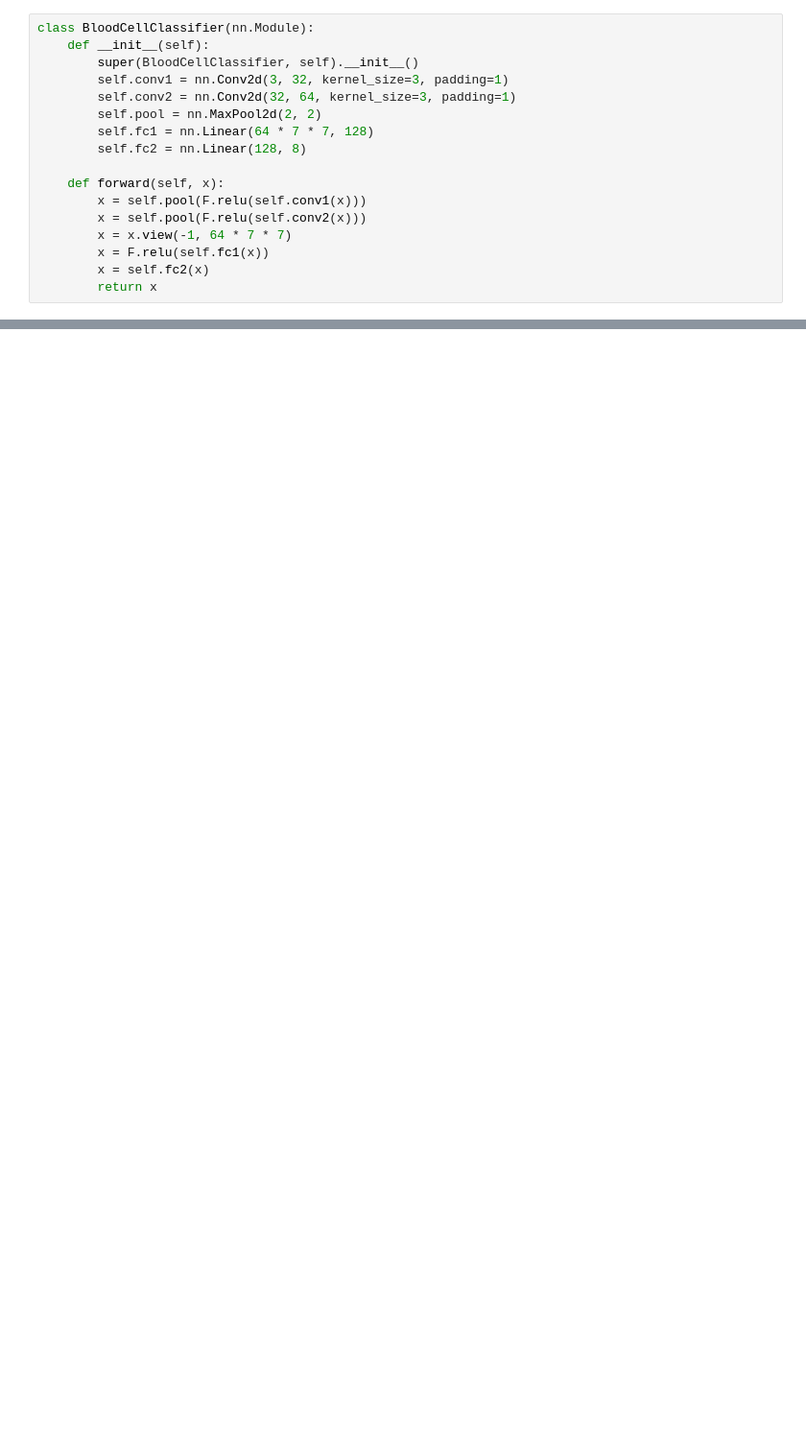
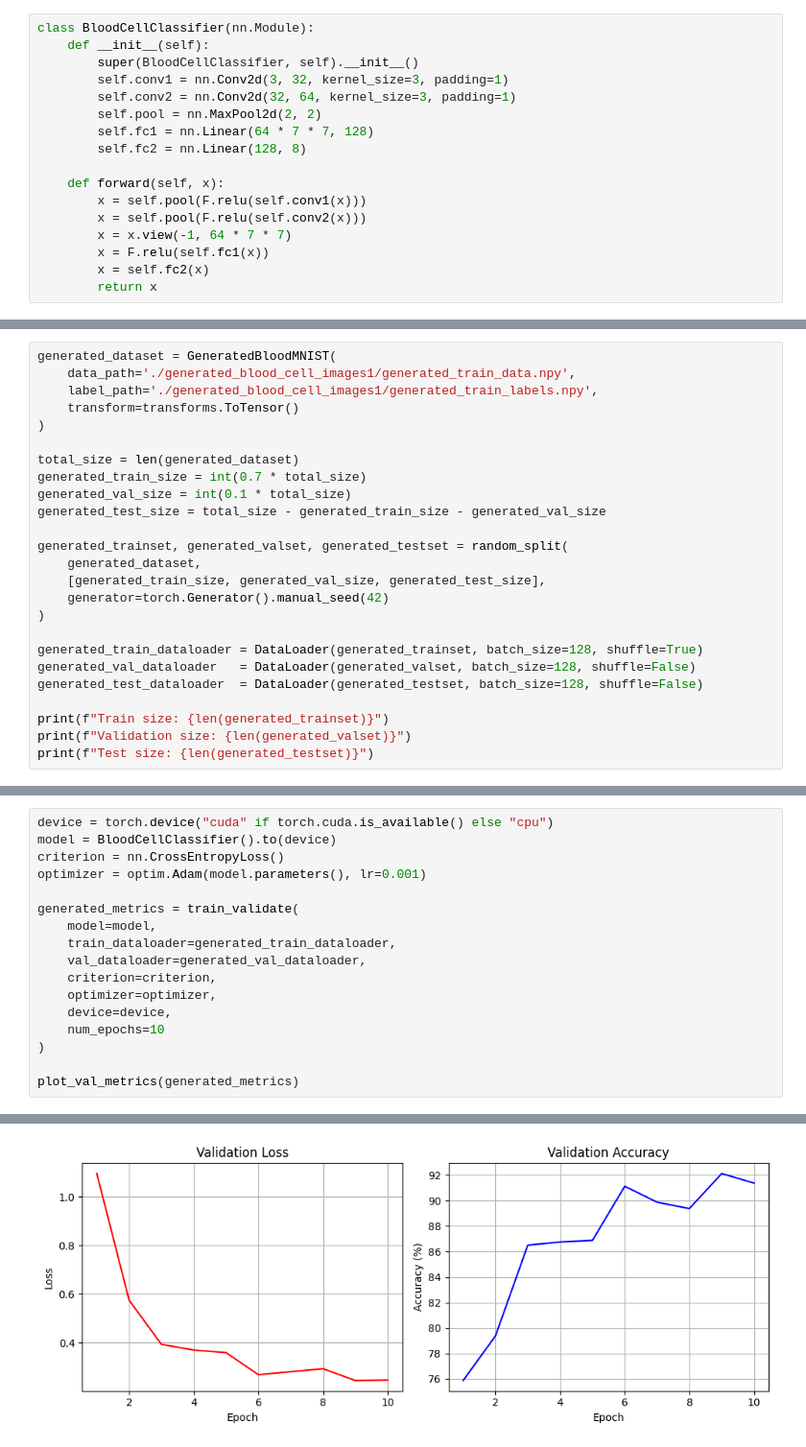
Before and after one commit to LukrecijaMedimorec/BloodCellClassifier, a Jupyter notebook: Classifier.ipynb, the cells around one changed output, grey strips where cells are left out. Shown: that part at 96% size. Drawn from its saved outputs; the diff is of its cells as text; blank space fills up the shorter version.

```diff
--- a/Classifier.ipynb
+++ b/Classifier.ipynb
@@ -414,0 +275,25 @@ plt.show()
+# %%
+generated_dataset = GeneratedBloodMNIST(
+    data_path='./generated_blood_cell_images1/generated_train_data.npy',
+    label_path='./generated_blood_cell_images1/generated_train_labels.npy',
+    transform=transforms.ToTensor()
+)
+
+total_size = len(generated_dataset)
+generated_train_size = int(0.7 * total_size)
+generated_val_size = int(0.1 * total_size)
+generated_test_size = total_size - generated_train_size - generated_val_size
+
+generated_trainset, generated_valset, generated_testset = random_split(
+    generated_dataset,
+    [generated_train_size, generated_val_size, generated_test_size],
+    generator=torch.Generator().manual_seed(42)
+)
+
+generated_train_dataloader = DataLoader(generated_trainset, batch_size=128, shuffle=True)
+generated_val_dataloader   = DataLoader(generated_valset, batch_size=128, shuffle=False)
+generated_test_dataloader  = DataLoader(generated_testset, batch_size=128, shuffle=False)
+
+print(f"Train size: {len(generated_trainset)}")
+print(f"Validation size: {len(generated_valset)}")
+print(f"Test size: {len(generated_testset)}")
@@ -414,0 +328,18 @@ plt.show()
+# %%
+device = torch.device("cuda" if torch.cuda.is_available() else "cpu")
+model = BloodCellClassifier().to(device)
+criterion = nn.CrossEntropyLoss()
+optimizer = optim.Adam(model.parameters(), lr=0.001)
+
+generated_metrics = train_validate(
+    model=model,
+    train_dataloader=generated_train_dataloader,
+    val_dataloader=generated_val_dataloader,
+    criterion=criterion,
+    optimizer=optimizer,
+    device=device,
+    num_epochs=10
+)
+
+plot_val_metrics(generated_metrics)
+# %% [output]
@@ -414,0 +356 @@ plt.show()
+[figure, added]
```
Also changed, not shown: parts of 36 cells of this notebook.
